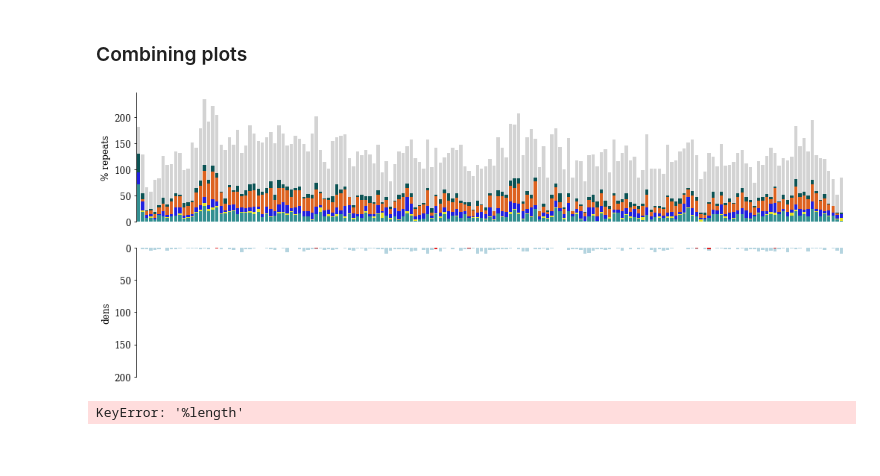
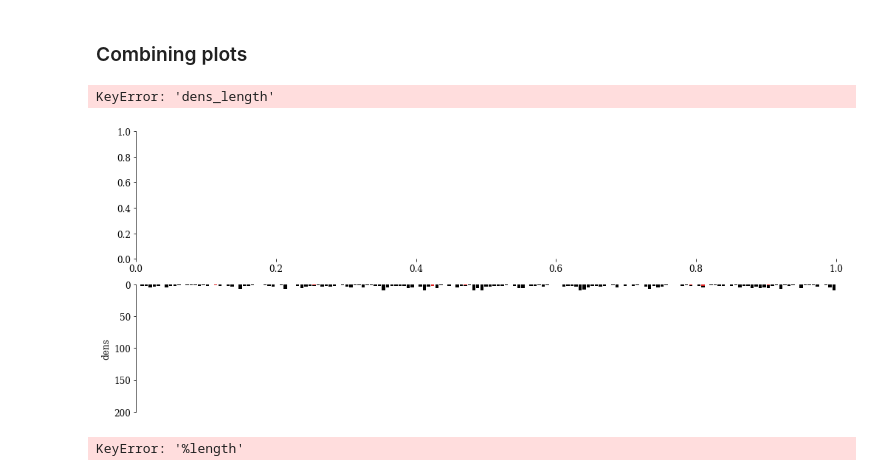
Before and after one commit to DaSh-bash/GenomeVanessa, a Jupyter notebook: Figures/VanessaGenomeFigures.ipynb, the cells around one changed output. Cells and saved outputs as stored; diff of their text form; code cells hidden in the pictures.

Commit message:
figure update

```diff
--- a/Figures/VanessaGenomeFigures.ipynb
+++ b/Figures/VanessaGenomeFigures.ipynb
@@ -714,7 +715,7 @@ plt.show()
 def plot_rep_stack_bar_density(df,Mb_num):
 #def plot_rep_stack_bar_density(df,Mb_num,chrnum):
     ml.rcParams['figure.figsize'] = (Mb_num, 1.5)
-    sns.barplot(x=df["begin"], y=df["dens_length"] , color="lightgrey")
+    #sns.barplot(x=df["begin"], y=df["dens_length"] , color="lightgrey")
     plt.tick_params(axis='x', labelsize=1)
     plt.rcParams['axes.spines.left'] = True
     plt.rcParams['axes.spines.right'] = False
@@ -737,7 +738,7 @@ def plot_rep_stack_bar_density(df,Mb_num):
     ax.axes.xaxis.set_ticks([])
     x_axis = ax.axes.get_xaxis()
     x_axis.set_visible(False)
-    #ax.set_ylim([0,80])
+    ax.set_ylim([0,200])
     #ax.axes.yaxis.set_ticks([])
     #y_axis = ax.axes.get_yaxis()
     #y_axis.set_visible(False)
@@ -902,0 +1037,35 @@ paste -d " " LR999924.1-genecount.tsv LR999924.1-geneexpcount.tsv > LR999924.1-g
+# %%
+plt.rcParams['axes.spines.left'] = True
+plt.rcParams['axes.spines.right'] = False
+plt.rcParams['axes.spines.top'] = False
+plt.rcParams['axes.spines.bottom'] = False
+
+#plot_rep_stack_bar(make_repeat_df("/Users/dshipilina/GitHub/GenomeVanessa/WindowBasedAnalysis/WindowedRepeatDensity/100k_counts/LR999929.1-repeat-count.out"),4,"40")
+# Plotting gene density
+
+plt.rcParams['axes.spines.left'] = True
+plt.rcParams['axes.spines.right'] = False
+plt.rcParams['axes.spines.top'] = False
+plt.rcParams['axes.spines.bottom'] = False
+
+from matplotlib import gridspec
+spec = gridspec.GridSpec(ncols=1, nrows=2, hspace=0.1, height_ratios=[25, 1])
+
+
+#ax0 = fig.add_subplot(spec[0])
+
+fig = plt.figure(figsize=(17,2))
+ax = fig.add_subplot(spec[1])
+sns.barplot(x=dfr2["begin"], y=dfr2["density_gene"], color="orange")
+sns.barplot(x=dfr2["begin"], y=dfr2["density_gene_ex"], color="black")
+ax.axes.xaxis.set_ticks([])
+x_axis = ax.axes.get_xaxis()
+x_axis.set_visible(False)
+ax.set_ylim([0,10])
+ax.invert_yaxis()
+plt.xlabel("Position along the chromosome")
+plt.ylabel("density")
+
+
+ax2 = fig.add_subplot(spec[0])
+plot_rep_stack_bar_density(dfr2,17)
@@ -918,7 +1213,7 @@ plt.rcParams['axes.spines.bottom'] = False
 
 fig = plt.figure(figsize=(17,7))
 ax = fig.add_subplot(2,1,2)
-sns.barplot(x=dfr["begin"], y=dfr["density_gene"], color="lightblue")
+sns.barplot(x=dfr["begin"], y=dfr["density_gene"], color="black")
 sns.barplot(x=dfr["begin"], y=dfr["density_gene_ex"], color="red")
 ax.axes.xaxis.set_ticks([])
 x_axis = ax.axes.get_xaxis()
@@ -926,31 +1221,32 @@ x_axis.set_visible(False)
 ax.set_ylim([0,200])
 ax.invert_yaxis()
 plt.xlabel("Position along the chromosome")
 plt.ylabel("dens")
 
 
 ax2 = fig.add_subplot(2,1,1)
 plot_rep_stack_bar_density(dfr2,17)
 
 
 #plot_rep_stack_bar(make_repeat_df("/Users/dshipilina/GitHub/GenomeVanessa/WindowBasedAnalysis/WindowedRepeatDensity/100k_counts/LR999929.1-repeat-count.out"),4,"40")
 #plot_rep_stack_bar(make_repeat_df("/Users/dshipilina/GitHub/GenomeVanessa/WindowBasedAnalysis/WindowedRepeatDensityLocal/LR999929.1-repeat-count.out"),4,"40")
 
 #sns.barplot(x=dfr["begin"][40:49], y=dfr["%length"][40:49] , color="lightgrey")
 #plt.tick_params(axis='x', labelsize=1)
 #ax = plt.gca()
     #ax.axes.xaxis.set_ticks([])
     #x_axis = ax.axes.get_xaxis()
     #x_axis.set_visible(False)
 #ax.axes.xaxis.set_ticks([])
 #x_axis = ax.axes.get_xaxis()
 #x_axis.set_visible(False)
 #ax.set_ylim([0,10])
 #ax.invert_yaxis()
 
 # Plotting gains density
 #sns.barplot(x=dfr2["begin"][40:49], y=dfr2["%length"][40:49] , color="grey")
 #plt.xlabel("Position along the chromosome")
 #plt.ylabel("N genes")
 # %% [output]
+KeyError: 'dens_length'
-[figure, old version]
+[figure, new version]
```
Also changed, not shown: parts of 11 cells of this notebook, 2 other files.
